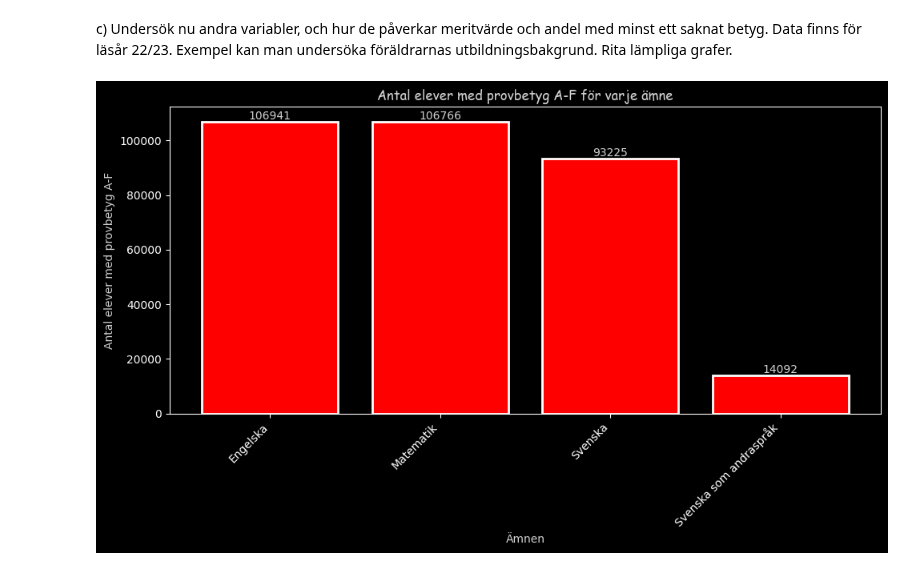
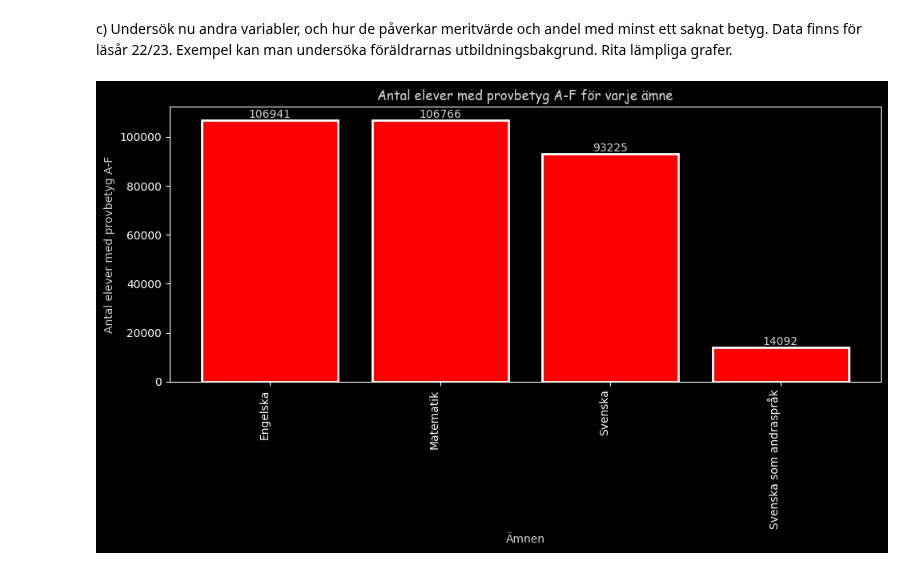
Before and after one commit to Markofbear/Python-Bjorn-Lagerblad-OPA23, a Jupyter notebook: Labb2/Labb2.ipynb, the cells around one changed output. Cells and saved outputs as stored; diff of their text form; code cells hidden in the pictures.

```diff
--- a/Labb2/Labb2.ipynb
+++ b/Labb2/Labb2.ipynb
@@ -597,33 +597,33 @@ plt.style.use('dark_background')
 
 df_engelska = pd.read_excel("riket2023_åk9_np.xlsx", sheet_name="Engelska", skiprows=7)
 df_matematik = pd.read_excel("riket2023_åk9_np.xlsx", sheet_name="Matematik", skiprows=7)
 df_svenska = pd.read_excel("riket2023_åk9_np.xlsx", sheet_name="Svenska", skiprows=7)
 df_svenska_som_andrasprak = pd.read_excel(
     "riket2023_åk9_np.xlsx", sheet_name="Svenska som andraspråk", skiprows=7
 )
 
 total_engelska = df_engelska.iloc[1, 2]
 total_matematik = df_matematik.iloc[1, 2]
 total_svenska = df_svenska.iloc[1, 2]
 total_svenska2 = df_svenska_som_andrasprak.iloc[1, 2]
 
 labels = ["Engelska", "Matematik", "Svenska", "Svenska som andraspråk"]
 totals = [total_engelska, total_matematik, total_svenska, total_svenska2]
 
 plt.figure(figsize=(10, 6))
 bars = plt.bar(labels, totals, color="red", edgecolor="white", linewidth=2)
-plt.title("Antal elever med provbetyg A-F för varje ämne", color='lightgray', fontname = "Comic Sans MS")
+plt.title("Antal elever med provbetyg A-F för varje ämne", color='lightgray', fontname="Comic Sans MS")
 plt.xlabel("Ämnen", color='lightgray')
 plt.ylabel("Antal elever med provbetyg A-F", color='lightgray')
-plt.xticks(rotation=45, ha="right")
+plt.xticks(rotation=90, ha="right")
 plt.tight_layout()
 
 for bar in bars:
     height = bar.get_height()
     plt.text(
         bar.get_x() + bar.get_width() / 2, height, f"{height}", ha="center", va="bottom", color='lightgray',
     )
 
 plt.show()
 # %% [output]
-[figure, old version]
+[figure, new version]
```
